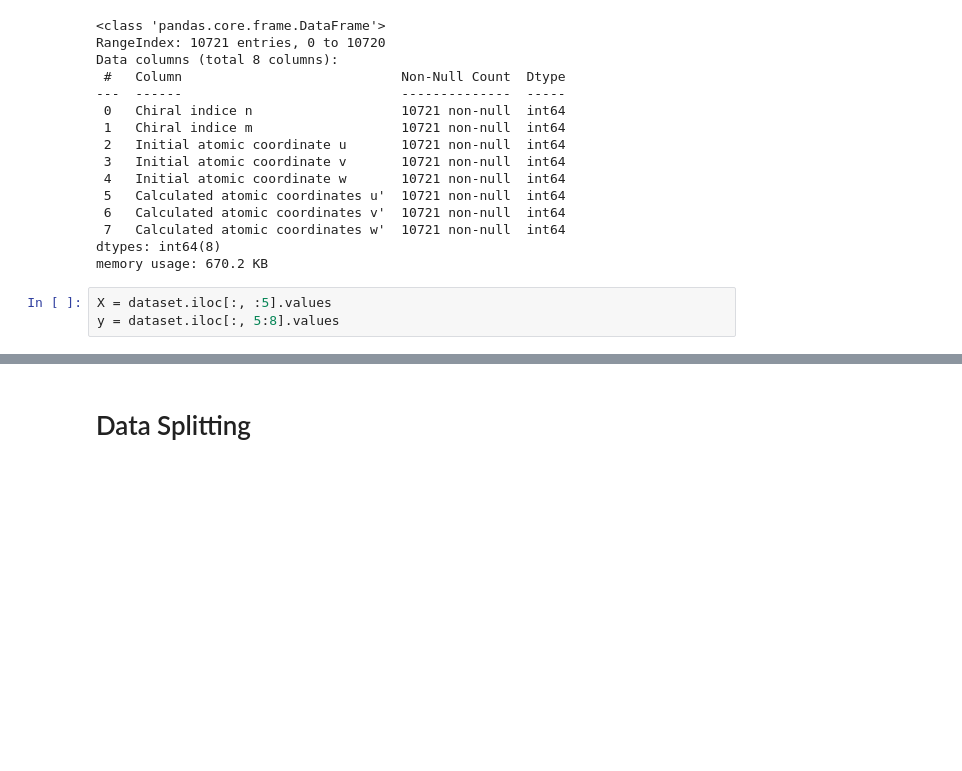
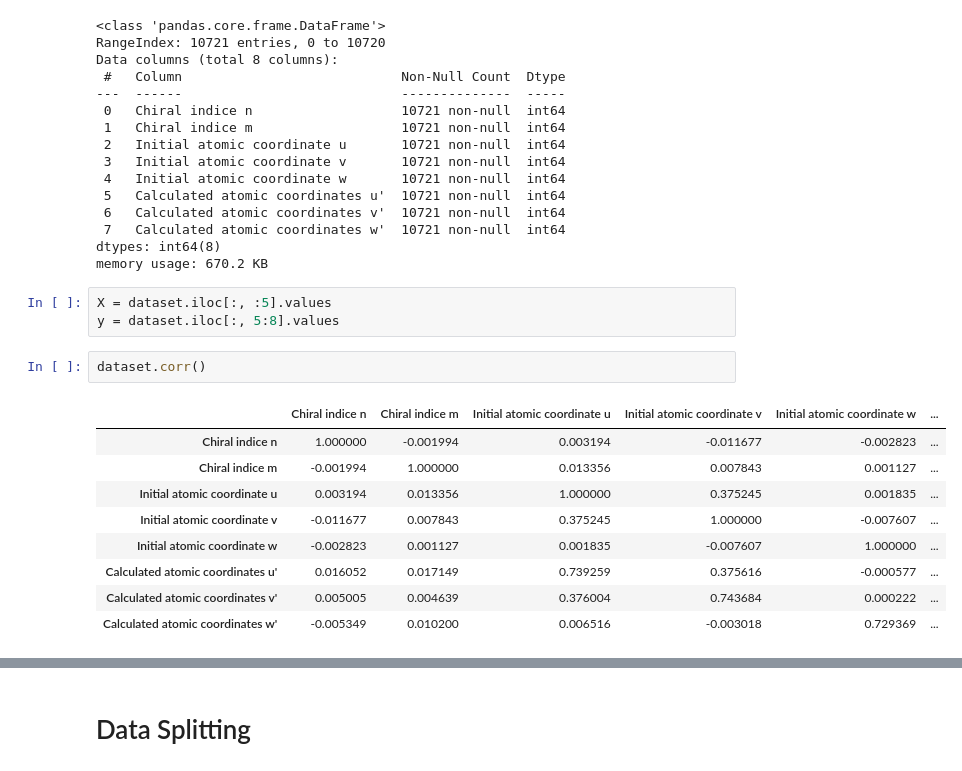
Before and after one commit to arkahood/carbon_nanotubes-Regression-Models, a Jupyter notebook: carbon_nanotubes.ipynb, the cells around one changed output, grey strips where cells are left out. Saved outputs shown, nothing was run; the diff lists cells and outputs as text; blank space fills up the shorter version.

```diff
--- a/carbon_nanotubes.ipynb
+++ b/carbon_nanotubes.ipynb
@@ -36,3 +37,15 @@ memory usage: 670.2 KB
 # %%
 X = dataset.iloc[:, :5].values
 y = dataset.iloc[:, 5:8].values
+# %%
+dataset.corr()
+# %% [output]
+|  | Chiral indice n | Chiral indice m | Initial atomic coordinate u | Initial atomic coordinate v | Initial atomic coordinate w | ... |
+| Chiral indice n | 1.000000 | -0.001994 | 0.003194 | -0.011677 | -0.002823 | ... |
+| Chiral indice m | -0.001994 | 1.000000 | 0.013356 | 0.007843 | 0.001127 | ... |
+| Initial atomic coordinate u | 0.003194 | 0.013356 | 1.000000 | 0.375245 | 0.001835 | ... |
+| Initial atomic coordinate v | -0.011677 | 0.007843 | 0.375245 | 1.000000 | -0.007607 | ... |
+| Initial atomic coordinate w | -0.002823 | 0.001127 | 0.001835 | -0.007607 | 1.000000 | ... |
+| Calculated atomic coordinates u' | 0.016052 | 0.017149 | 0.739259 | 0.375616 | -0.000577 | ... |
+| Calculated atomic coordinates v' | 0.005005 | 0.004639 | 0.376004 | 0.743684 | 0.000222 | ... |
+| Calculated atomic coordinates w' | -0.005349 | 0.010200 | 0.006516 | -0.003018 | 0.729369 | ... |
```
Also changed, not shown: parts of 6 cells of this notebook.
